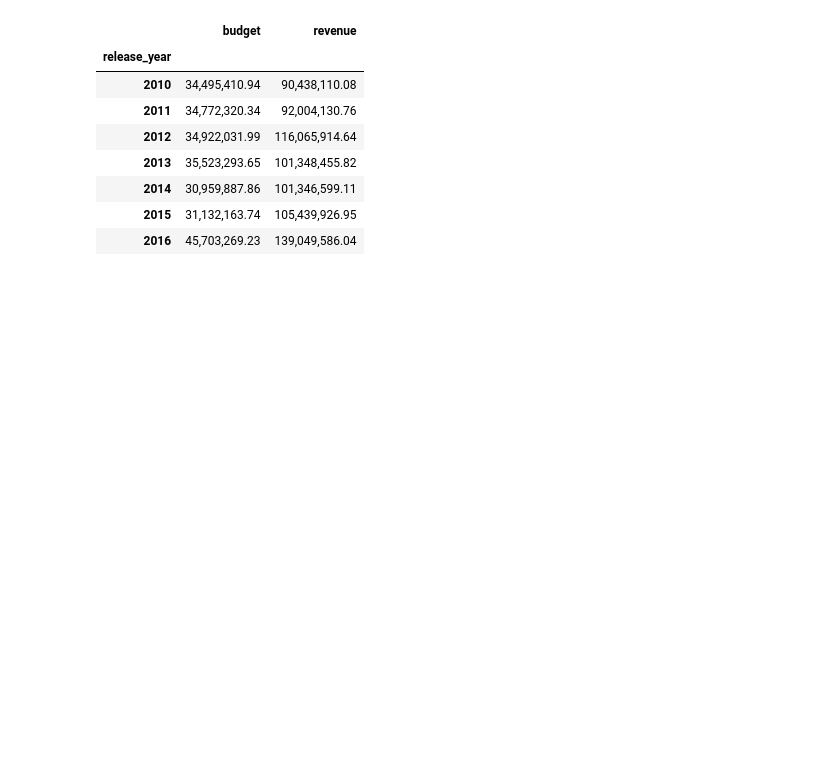
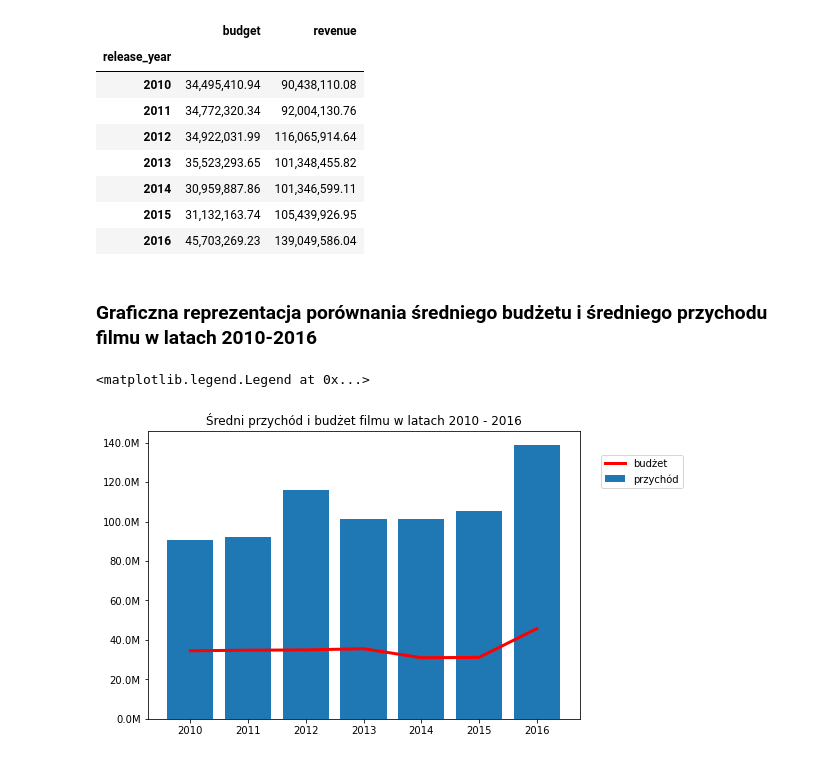
Before and after one commit to JBakunski/movies_database, a Jupyter notebook: movies.ipynb, the cells around one changed output. Saved outputs shown, nothing was run; the diff lists cells and outputs as text; code cells hidden in the pictures; blank space fills up the shorter version.

Commit message:
Add graph representing avg budget and revenue

```diff
--- a/movies.ipynb
+++ b/movies.ipynb
@@ -64,3 +64,19 @@ movies_selected
 | 2014 | 30,959,887.86 | 101,346,599.11 |
 | 2015 | 31,132,163.74 | 105,439,926.95 |
 | 2016 | 45,703,269.23 | 139,049,586.04 |
+# %% [markdown]
+### Graficzna reprezentacja porównania średniego budżetu i średniego przychodu filmu w latach 2010-2016
+# %%
+def million(x, pos):
+        return '{:2.1f}M'.format(x*1e-6)
+fig = plt.figure()
+formatter = plt.FuncFormatter(million)
+axes = fig.add_axes([0,0,1,1])
+axes.set_title('Średni przychód i budżet filmu w latach 2010 - 2016')
+axes.yaxis.set_major_formatter(formatter)
+axes.plot(movies_selected['budget'], color='red', linewidth=3, label='budżet')
+axes.bar(movies_selected.index , movies_selected['revenue'], label='przychód')
+axes.legend(loc=(1.05,0.8))
+# %% [output]
+<matplotlib.legend.Legend at 0x...>
+[figure, added]
```
